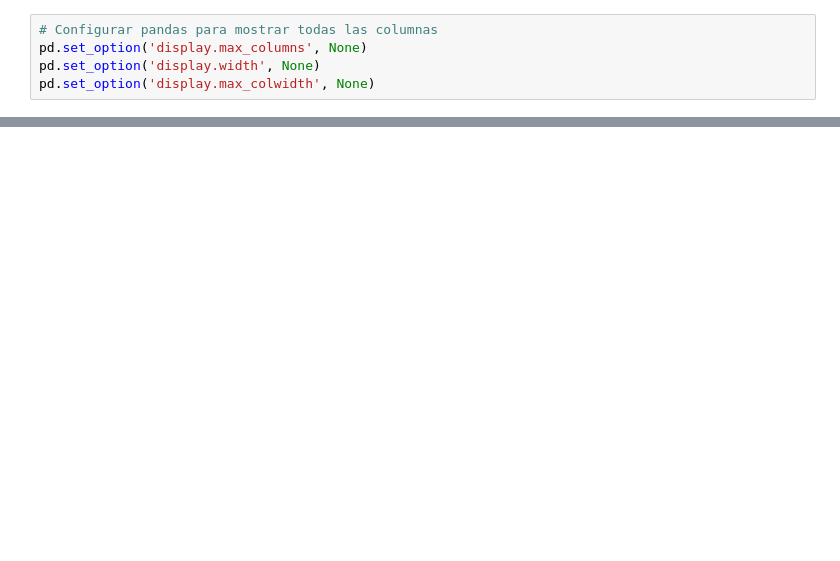
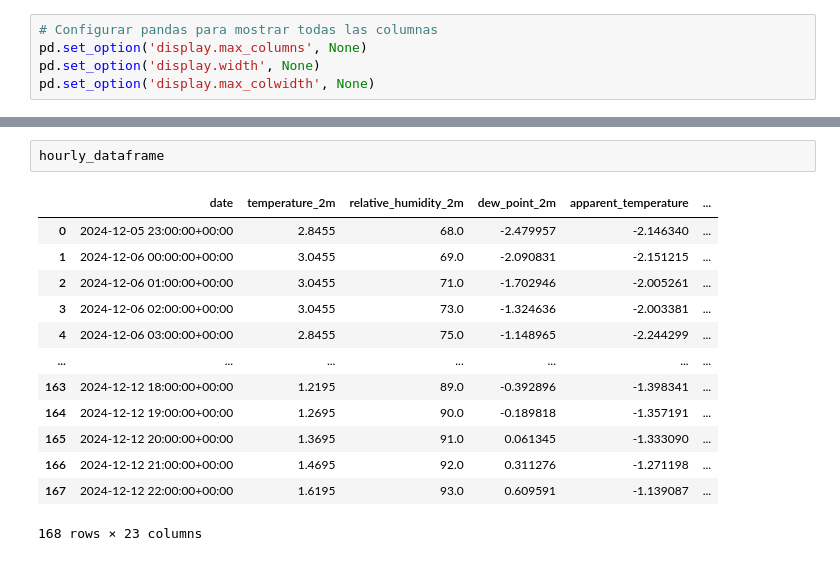
Before and after one commit to aszurita/dashboard, a Jupyter notebook: src/prueba.ipynb, the cells around one changed output, grey strips where cells are left out. Drawn from its saved outputs; the diff is of its cells as text; blank space fills up the shorter version.

```diff
--- a/src/prueba.ipynb
+++ b/src/prueba.ipynb
@@ -155,0 +380,16 @@ daily_dataframe
+# %%
+hourly_dataframe
+# %% [output]
+|  | date | temperature_2m | relative_humidity_2m | dew_point_2m | apparent_temperature | ... |
+| 0 | 2024-12-05 23:00:00+00:00 | 2.8455 | 68.0 | -2.479957 | -2.146340 | ... |
+| 1 | 2024-12-06 00:00:00+00:00 | 3.0455 | 69.0 | -2.090831 | -2.151215 | ... |
+| 2 | 2024-12-06 01:00:00+00:00 | 3.0455 | 71.0 | -1.702946 | -2.005261 | ... |
+| 3 | 2024-12-06 02:00:00+00:00 | 3.0455 | 73.0 | -1.324636 | -2.003381 | ... |
+| 4 | 2024-12-06 03:00:00+00:00 | 2.8455 | 75.0 | -1.148965 | -2.244299 | ... |
+| ... | ... | ... | ... | ... | ... | ... |
+| 163 | 2024-12-12 18:00:00+00:00 | 1.2195 | 89.0 | -0.392896 | -1.398341 | ... |
+| 164 | 2024-12-12 19:00:00+00:00 | 1.2695 | 90.0 | -0.189818 | -1.357191 | ... |
+| 165 | 2024-12-12 20:00:00+00:00 | 1.3695 | 91.0 | 0.061345 | -1.333090 | ... |
+| 166 | 2024-12-12 21:00:00+00:00 | 1.4695 | 92.0 | 0.311276 | -1.271198 | ... |
+| 167 | 2024-12-12 22:00:00+00:00 | 1.6195 | 93.0 | 0.609591 | -1.139087 | ... |
+168 rows × 23 columns
```
Also changed, not shown: parts of 7 cells of this notebook, 5 other files.
